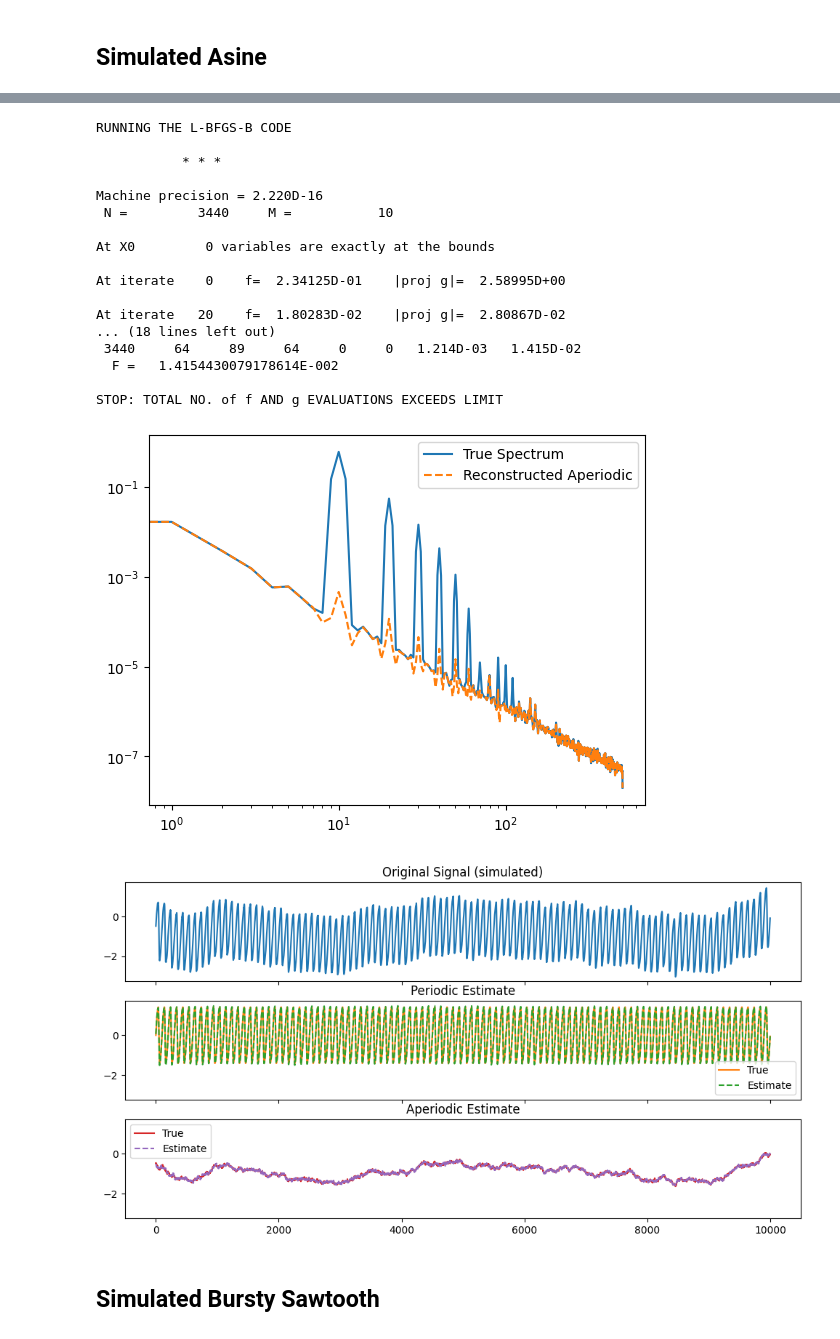
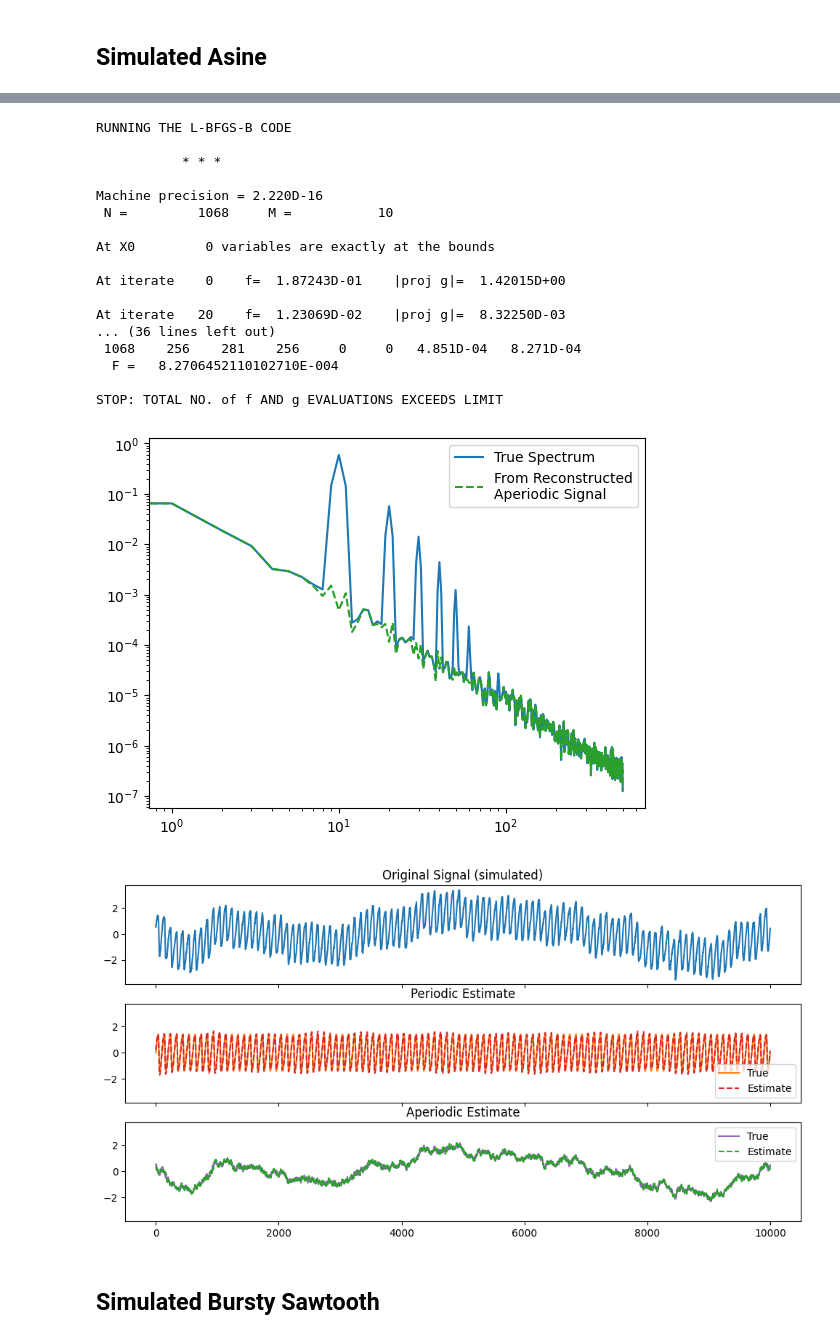
Before and after one commit to ryanhammonds/explorations, a Jupyter notebook: periodic_aperiodic_decomposition.ipynb, the cells around one changed output, grey strips where cells are left out. Cells and saved outputs as stored; diff of their text form; code cells hidden in the pictures.

```diff
--- a/periodic_aperiodic_decomposition.ipynb
+++ b/periodic_aperiodic_decomposition.ipynb
@@ -179,7 +179,7 @@ Text(0.5, 1.0, 'Aperiodic Estimate')
 # %% [markdown]
 ## Simulated Asine
 # %%
-n_seconds = 25
+n_seconds = 10
 fs = 1000
 
 # Simulate
@@ -237,16 +237,16 @@ RUNNING THE L-BFGS-B CODE
            * * *
 
 Machine precision = 2.220D-16
- N =         3440     M =           10
+ N =         1068     M =           10
 
 At X0         0 variables are exactly at the bounds
 
-At iterate    0    f=  2.34125D-01    |proj g|=  2.58995D+00
+At iterate    0    f=  1.87243D-01    |proj g|=  1.42015D+00
 
-At iterate   20    f=  1.80283D-02    |proj g|=  2.80867D-02
-... (18 lines left out)
- 3440     64     89     64     0     0   1.214D-03   1.415D-02
-  F =   1.4154430079178614E-002
+At iterate   20    f=  1.23069D-02    |proj g|=  8.32250D-03
+... (36 lines left out)
+ 1068    256    281    256     0     0   4.851D-04   8.271D-04
+  F =   8.2706452110102710E-004
 
 STOP: TOTAL NO. of f AND g EVALUATIONS EXCEEDS LIMIT
 # %%
@@ -258,28 +258,28 @@ sig_ap_pred, fcoefs_pred, powers_pred_log = apply_fourier_weights(fcoefs, opt_we
 _freqs, _powers = compute_spectrum(sig, fs)
 
 plt.loglog(*compute_spectrum(sig, fs), label='True Spectrum')
-plt.loglog(*compute_spectrum(sig_ap_pred, fs), ls='--', label='Reconstructed Aperiodic')
+plt.loglog(*compute_spectrum(sig_ap_pred, fs), ls='--', label='From Reconstructed\nAperiodic Signal', color='C2')
 plt.legend();
 # %% [output]
-[figure, old version]
+[figure, new version]
 # %%
 fig, axes = plt.subplots(nrows=3, figsize=(12, 6), sharey=True, sharex=True)
 
 i = 10000
 axes[0].plot(sig[:i])
 axes[0].set_title('Original Signal (simulated)')
 
 axes[1].plot((sig_pe)[:i], color='C1', label='True')
-axes[1].plot((sig-sig_ap_pred)[:i], color='C2', ls='--', label='Estimate')
+axes[1].plot((sig-sig_ap_pred)[:i], color='C3', ls='--', label='Estimate')
 axes[1].set_title('Periodic Estimate')
 axes[1].legend()
 
-axes[2].plot((sig_ap)[:i], color='C3', label='True')
-axes[2].plot((sig_ap_pred)[:i], color='C4', ls='--', label='Estimate')
+axes[2].plot((sig_ap)[:i], color='C4', label='True')
+axes[2].plot((sig_ap_pred)[:i], color='C2', ls='--', label='Estimate')
 axes[2].set_title('Aperiodic Estimate')
 axes[2].legend();
 # %% [output]
-[figure, old version]
+[figure, new version]
 # %% [markdown]
 ## Simulated Bursty Sawtooth
 # %%
```
Also changed, not shown: parts of 6 cells of this notebook.
